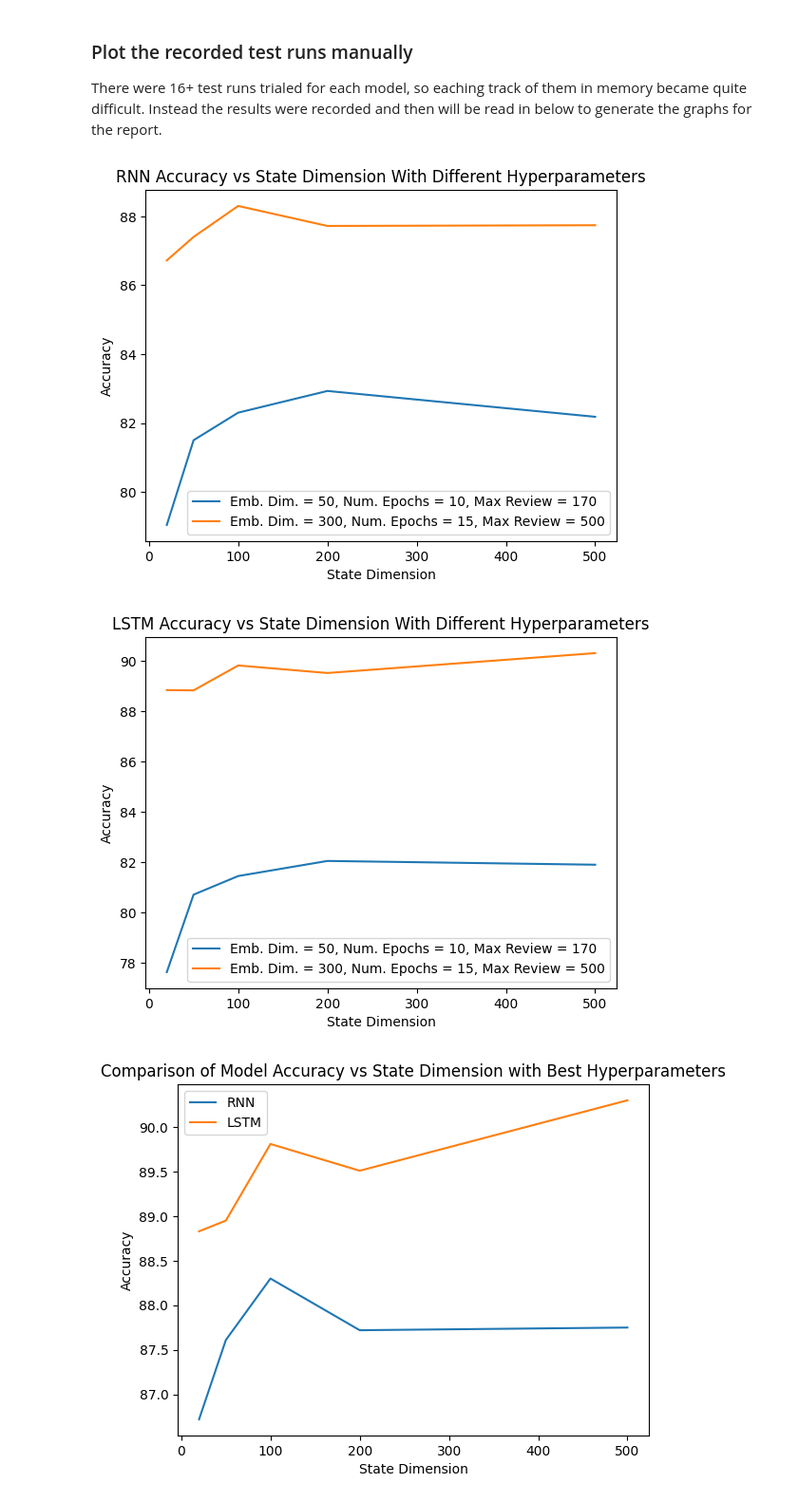
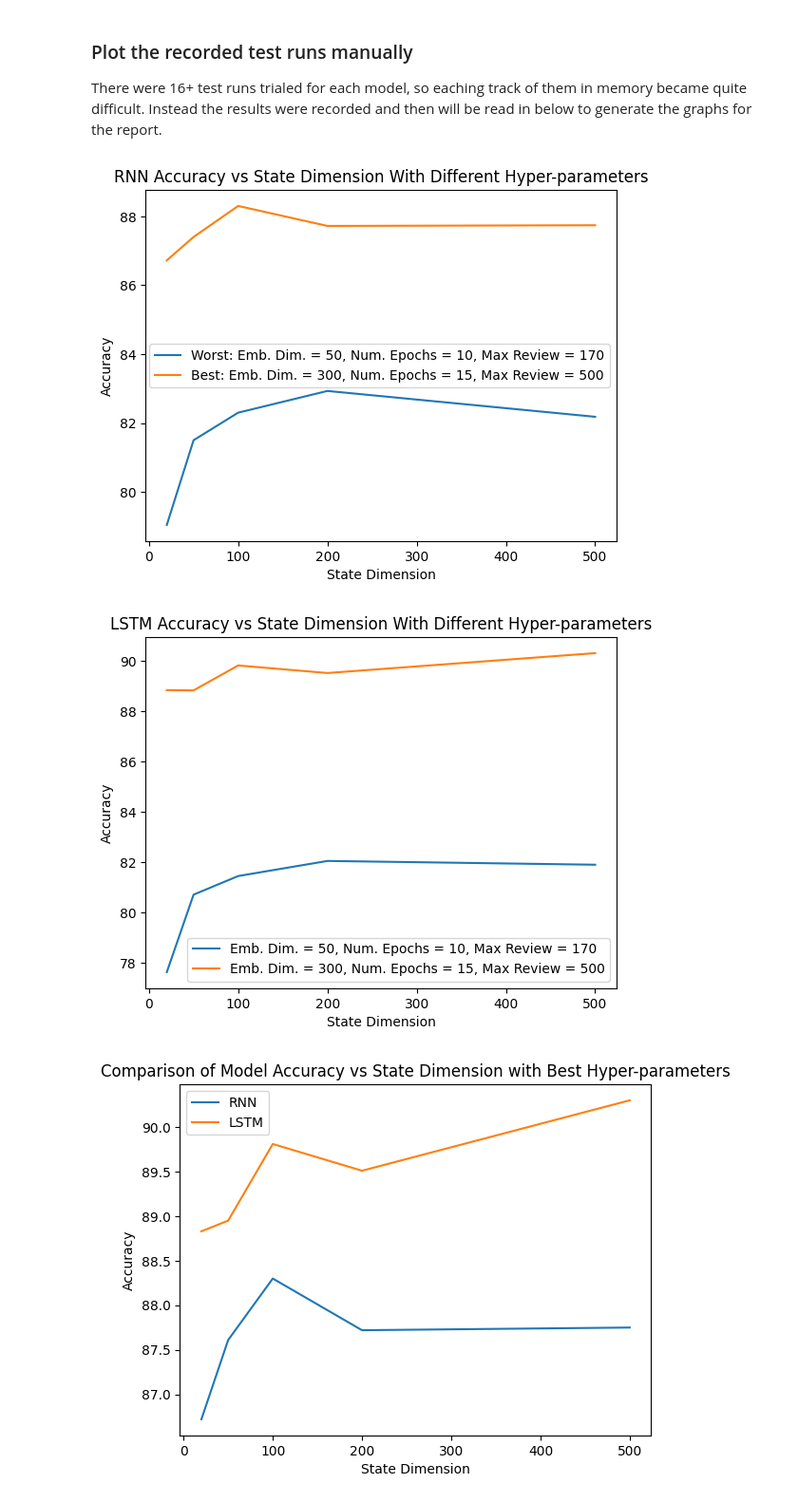
Before and after one commit to nathanbowness/CSI5340Assignments, a Jupyter notebook: Assignment3/Assignment3.ipynb, the cells around one changed output. Shown at 95% size. Drawn from its saved outputs; the diff is of its cells as text; code cells hidden in the pictures.

```diff
--- a/Assignment3/Assignment3.ipynb
+++ b/Assignment3/Assignment3.ipynb
@@ -392,23 +392,23 @@ There were 16+ test runs trialed for each model, so eaching track of them in mem
 # %%
 # Graph the Best and Worse Average Accuracy runs for RNN - considerring the average accuracy for all state dimensions
 dimensions = [20, 50, 100, 200, 500]
 rrn_worst_accuracy = [79.04, 81.50, 82.30, 82.93, 82.18]
 rrn_best_accuracy = [86.72, 87.40, 88.30, 87.72, 87.74]
 
 # Plot the results
-plt.plot(dimensions, rrn_worst_accuracy, label='Emb. Dim. = 50, Num. Epochs = 10, Max Review = 170')
-plt.plot(dimensions, rrn_best_accuracy, label='Emb. Dim. = 300, Num. Epochs = 15, Max Review = 500')
+plt.plot(dimensions, rrn_worst_accuracy, label='Worst: Emb. Dim. = 50, Num. Epochs = 10, Max Review = 170')
+plt.plot(dimensions, rrn_best_accuracy, label='Best: Emb. Dim. = 300, Num. Epochs = 15, Max Review = 500')
 
 # Add labels and title to the plot
 plt.xlabel('State Dimension')
 plt.ylabel('Accuracy')
-plt.title('RNN Accuracy vs State Dimension With Different Hyperparameters')
+plt.title('RNN Accuracy vs State Dimension With Different Hyper-parameters')
 plt.legend()
 
 # Show the plot
 plt.show()
 # %% [output]
-[figure, old version]
+[figure, new version]
 # %%
 # Graph the Best and Worse Average Accuracy runs for LSTM - considerring the average accuracy for all state dimensions
 # Graph the Best and Worse Average Accuracy runs for RNN - considerring the average accuracy for all state dimensions
@@ -422,13 +422,13 @@ plt.plot(dimensions, lstm_best_accuracy, label='Emb. Dim. = 300, Num. Epochs = 1
 # Add labels and title to the plot
 plt.xlabel('State Dimension')
 plt.ylabel('Accuracy')
-plt.title('LSTM Accuracy vs State Dimension With Different Hyperparameters')
+plt.title('LSTM Accuracy vs State Dimension With Different Hyper-parameters')
 plt.legend()
 
 # Show the plot
 plt.show()
 # %% [output]
-[figure, old version]
+[figure, new version]
 # %%
 # Graph the Best Accuracy for RNN and LSTM - for each dimenion
 # Graph the Best and Worse Average Accuracy runs for LSTM - considerring the average accuracy for all state dimensions
```
Also changed, not shown: parts of 1 cell of this notebook, 2 other files.
